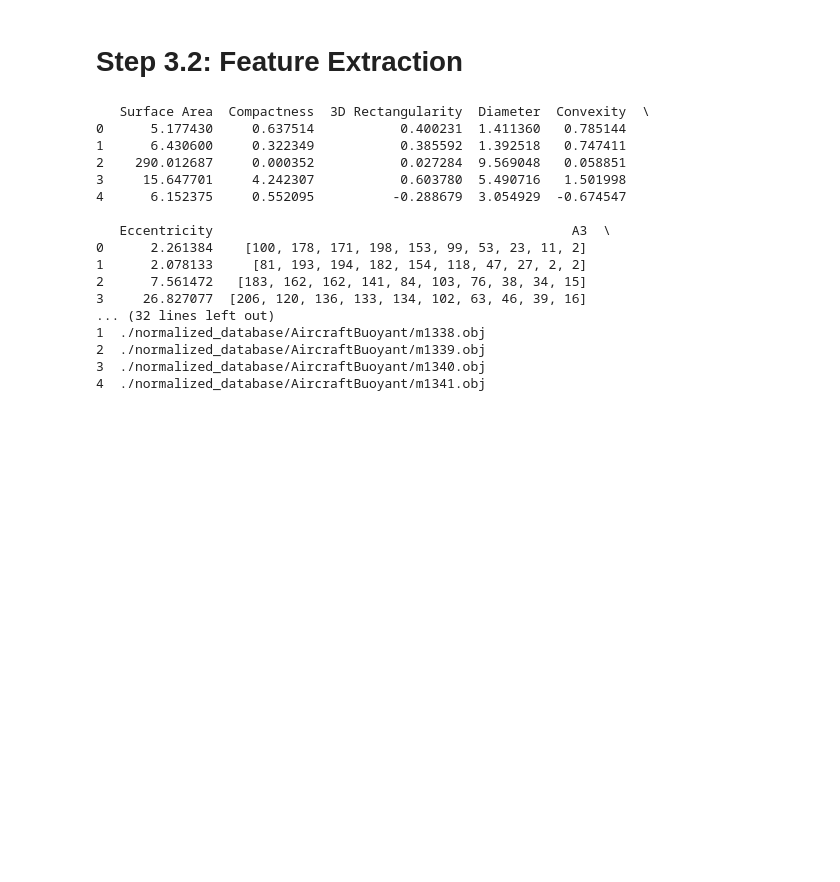
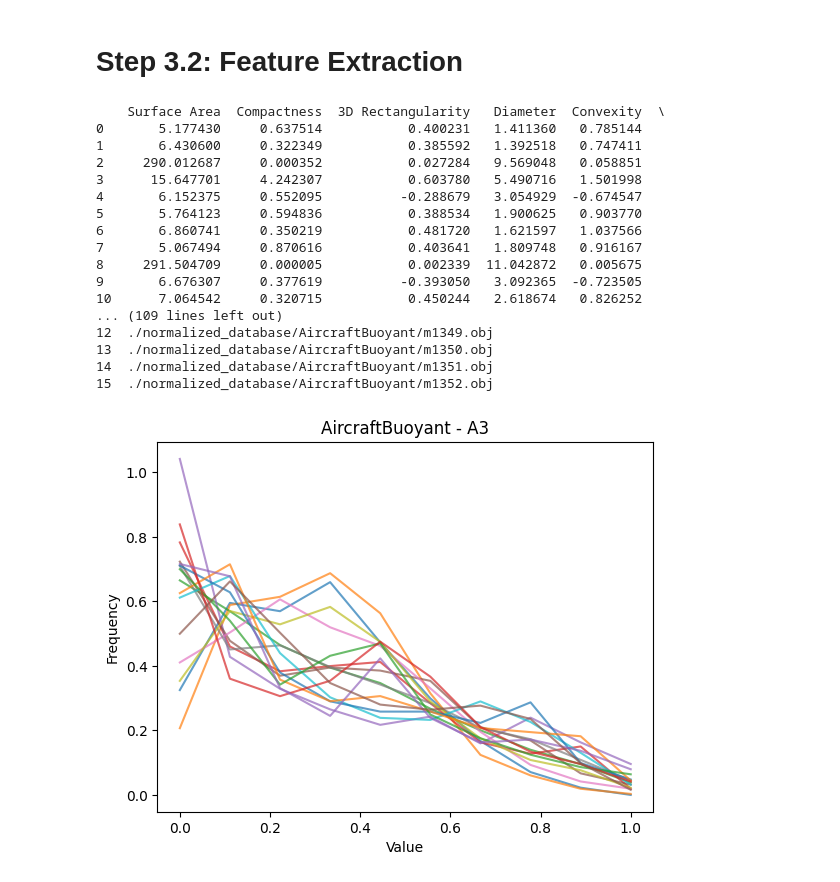
Before and after one commit to GMT-2023-FALL/MR, a Jupyter notebook: Step-2.ipynb, the cells around one changed output. Saved outputs shown, nothing was run; the diff lists cells and outputs as text; code cells hidden in the pictures; blank space fills up the shorter version.

Commit message:
feat: AircraftBuoyant histograms

```diff
--- a/Step-2.ipynb
+++ b/Step-2.ipynb
@@ -272,3 +274,10 @@ for data in normalized_shape_data:
+# %%
+# Load the normalized shape data from the JSON file
+with open('normalized_shape_data.json', 'r') as f:
+    normalized_shape_data = json.load(f)
+
+# Filter shapes that belong to the "AircraftBuoyant" genre
+aircraft_shapes = [data for data in normalized_shape_data if data['genre'] == 'AircraftBuoyant']
 # %% [markdown]
 # Step 3.1: Full Normalization
 # %%
@@ -369,32 +390,45 @@ def extract_features(mesh):
 
     return features
 # %%
+# Example Usage
 all_features = []
-for data in normalized_shape_data[:5]:  # Only select a few shapes for experimentation
+for data in aircraft_shapes:
     shape = trimesh.load(data['file_path'])
     normalized_shape = normalize_shape(shape)
     features = extract_features(normalized_shape)
     features['Shape File'] = data['file_path']
     all_features.append(features)
 
 # Create a DataFrame for better tabular output
 features_df = pd.DataFrame(all_features)
 print(features_df)
+
+# Plotting the A3, D1, D2, D3, D4 histograms for all AircraftBuoyant shapes
+property_names = ['A3', 'D1', 'D2', 'D3', 'D4']
+for prop in property_names:
+    plt.figure()
+    for index, row in features_df.iterrows():
+        plt.plot(np.linspace(0, 1, len(row[prop])), row[prop], alpha=0.7)
+    plt.xlabel('Value')
+    plt.ylabel('Frequency')
+    plt.title(f'AircraftBuoyant - {prop}')
+    plt.show()
 # %% [output]
-   Surface Area  Compactness  3D Rectangularity  Diameter  Convexity  \
-0      5.177430     0.637514           0.400231  1.411360   0.785144
-1      6.430600     0.322349           0.385592  1.392518   0.747411
-2    290.012687     0.000352           0.027284  9.569048   0.058851
-3     15.647701     4.242307           0.603780  5.490716   1.501998
-4      6.152375     0.552095          -0.288679  3.054929  -0.674547
-
-   Eccentricity                                              A3  \
-0      2.261384    [100, 178, 171, 198, 153, 99, 53, 23, 11, 2]
-1      2.078133     [81, 193, 194, 182, 154, 118, 47, 27, 2, 2]
-2      7.561472   [183, 162, 162, 141, 84, 103, 76, 38, 34, 15]
-3     26.827077  [206, 120, 136, 133, 134, 102, 63, 46, 39, 16]
-... (32 lines left out)
-1  ./normalized_database/AircraftBuoyant/m1338.obj
-2  ./normalized_database/AircraftBuoyant/m1339.obj
-3  ./normalized_database/AircraftBuoyant/m1340.obj
-4  ./normalized_database/AircraftBuoyant/m1341.obj
+    Surface Area  Compactness  3D Rectangularity   Diameter  Convexity  \
+0       5.177430     0.637514           0.400231   1.411360   0.785144
+1       6.430600     0.322349           0.385592   1.392518   0.747411
+2     290.012687     0.000352           0.027284   9.569048   0.058851
+3      15.647701     4.242307           0.603780   5.490716   1.501998
+4       6.152375     0.552095          -0.288679   3.054929  -0.674547
+5       5.764123     0.594836           0.388534   1.900625   0.903770
+6       6.860741     0.350219           0.481720   1.621597   1.037566
+7       5.067494     0.870616           0.403641   1.809748   0.916167
+8     291.504709     0.000005           0.002339  11.042872   0.005675
+9       6.676307     0.377619          -0.393050   3.092365  -0.723505
+10      7.064542     0.320715           0.450244   2.618674   0.826252
+... (109 lines left out)
+12  ./normalized_database/AircraftBuoyant/m1349.obj
+13  ./normalized_database/AircraftBuoyant/m1350.obj
+14  ./normalized_database/AircraftBuoyant/m1351.obj
+15  ./normalized_database/AircraftBuoyant/m1352.obj
+[figure, added]
```
Also changed, not shown: parts of 4 cells of this notebook.
